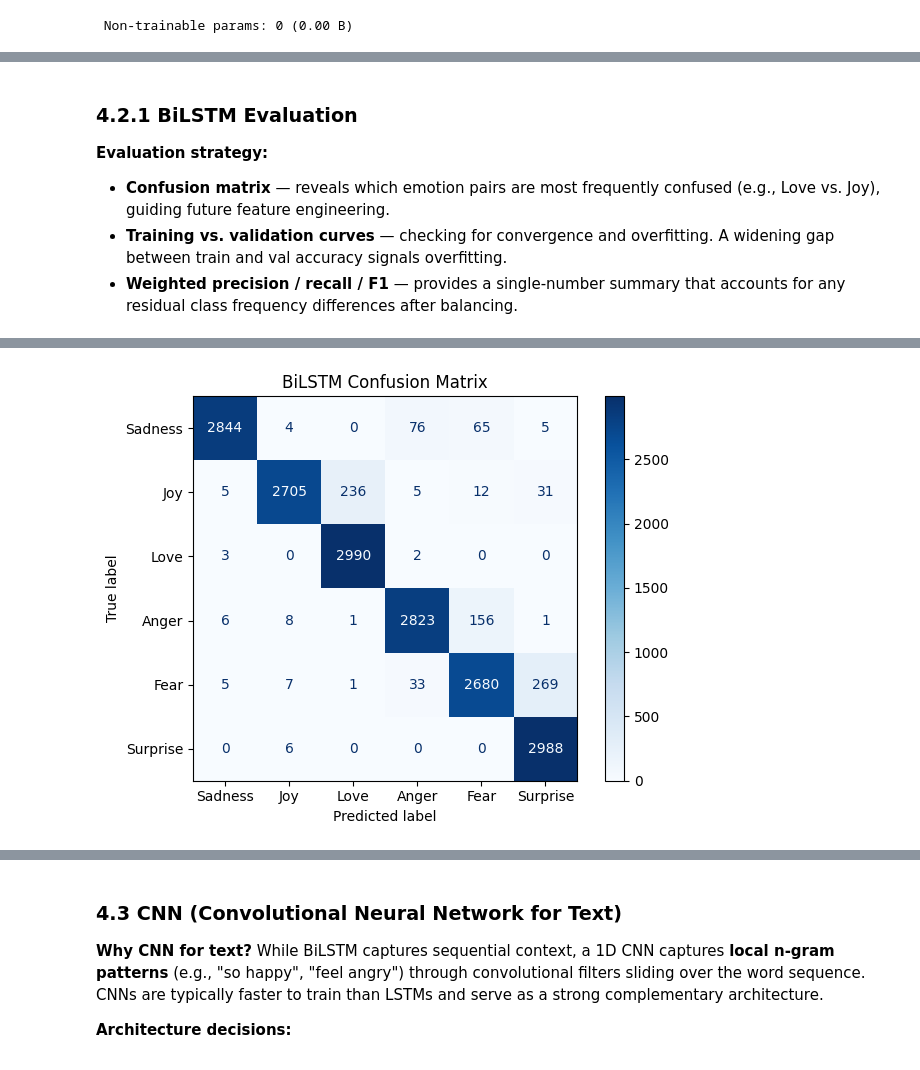
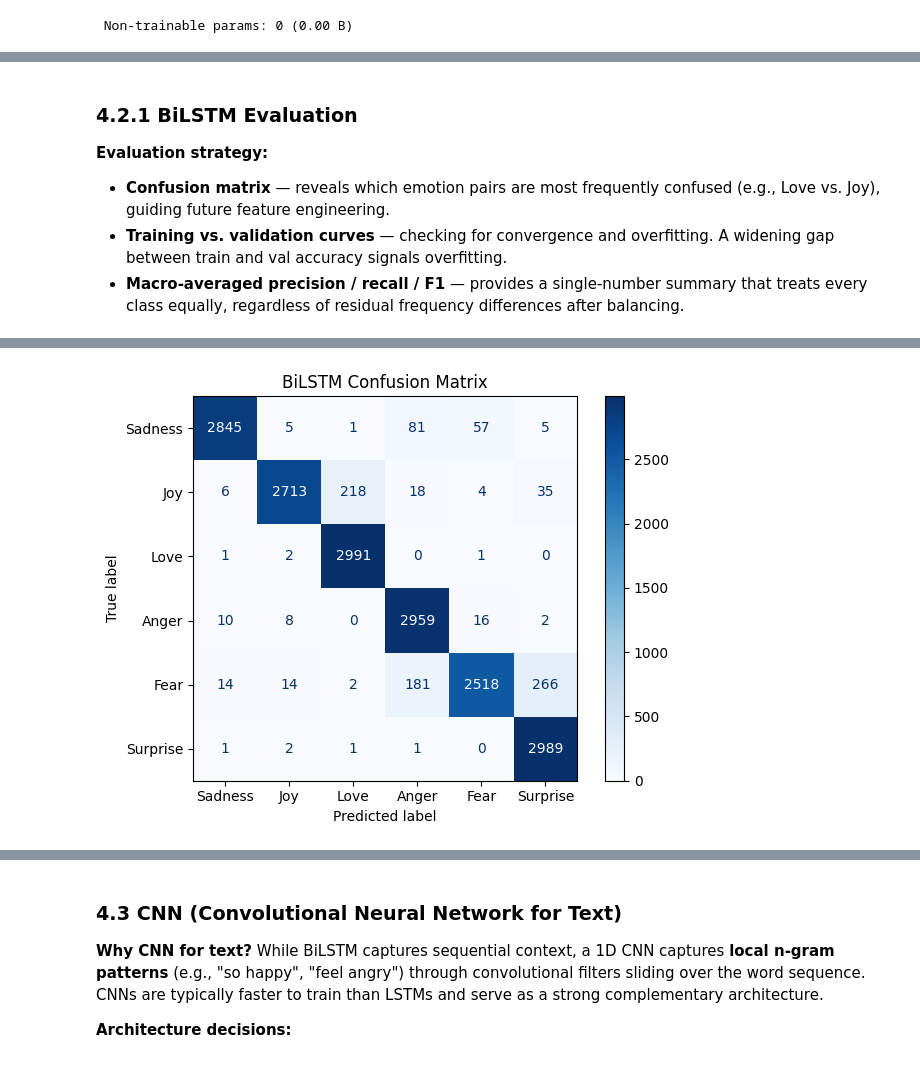
Before and after one commit to limhpone/st125970-MindTrace-yolanda-ML-Final-Project, a Jupyter notebook: Emotion_prediction_source_code.ipynb, the cells around one changed output, grey strips where cells are left out. Cells and saved outputs as stored; diff of their text form; code cells hidden in the pictures.

```diff
--- a/Emotion_prediction_source_code.ipynb
+++ b/Emotion_prediction_source_code.ipynb
@@ -405,0 +430,4 @@ df.head()
+# %%
+# Remove the auto-generated ID column by name (more robust than positional indexing)
+df = balanced_dataset.drop(columns=['Unnamed: 0'])
+df.head()
@@ -608,7 +643,7 @@ from tensorflow.keras.preprocessing.text import Tokenizer
 from tensorflow.keras.preprocessing.sequence import pad_sequences
 
 max_word = 60000
-embedding_dim = 64
+embedding_dim = 100  # used in Embedding layer output_dim for both BiLSTM and CNN
 trunc_type = 'post'
 oov_tok = '<OOV>'
 
@@ -678,7 +713,7 @@ n_class = 6
 import tensorflow as tf
 from tensorflow.keras.layers import Embedding, Bidirectional, LSTM, Dense, Dropout, BatchNormalization
 BiLSTM_model = tf.keras.Sequential([
-      tf.keras.layers.Embedding(input_dim=max_word, output_dim=100, input_shape=(max_length,)),
+      tf.keras.layers.Embedding(input_dim=max_word, output_dim=embedding_dim, input_shape=(max_length,)),
       tf.keras.layers.Bidirectional(LSTM(256, return_sequences=True)),
       tf.keras.layers.Bidirectional(LSTM(128)),
       tf.keras.layers.Dropout(0.5),
@@ -727,7 +762,7 @@ early_stopping = EarlyStopping(
 )
 BiLSTM_history = BiLSTM_model.fit(X_train_padded, y_train_encoded,
                     epochs=10,
-                    batch_size=32,
+                    batch_size=BATCH_SIZE,
                     validation_data = (X_val_padded, y_val_encoded),
                     callbacks = [early_stopping],
                     verbose=1)
@@ -752,30 +785,27 @@ Epoch 7/10
 **Evaluation strategy:**
 - **Confusion matrix** — reveals which emotion pairs are most frequently confused (e.g., Love vs. Joy), guiding future feature engineering.
 - **Training vs. validation curves** — checking for convergence and overfitting. A widening gap between train and val accuracy signals overfitting.
-- **Weighted precision / recall / F1** — provides a single-number summary that accounts for any residual class frequency differences after balancing.
+- **Macro-averaged precision / recall / F1** — provides a single-number summary that treats every class equally, regardless of residual frequency differences after balancing.
 # %%
 from sklearn.metrics import precision_score, recall_score, f1_score, confusion_matrix, ConfusionMatrixDisplay
 import matplotlib.pyplot as plt
 import seaborn as sns
 import numpy as np
 
-from sklearn.metrics import confusion_matrix, ConfusionMatrixDisplay
-import matplotlib.pyplot as plt
+# Make predictions on the test set (once — reused in metrics cell below)
+y_pred = BiLSTM_model.predict(X_test_padded)
+y_pred_classes = np.argmax(y_pred, axis=1)
+y_true_classes = np.argmax(y_test_encoded, axis=1)
 
-# Make predictions on the test set
-y_pred = BiLSTM_model.predict(X_test_padded)
-
-# Convert predictions to class labels
-y_pred_classes = np.argmax(y_pred, axis=1)
-
-# Convert true labels to class labels (
-y_true_classes = np.argmax(y_test_encoded, axis=1)
+# Save for model comparison (avoids re-calling predict later)
+y_pred_bilstm_test = y_pred_classes.copy()
+y_true_test = y_true_classes.copy()
 
 # Create the confusion matrix
 cm = confusion_matrix(y_true_classes, y_pred_classes)
 labels = list(label_map.values())
 # Plot Confusion Matrix
-cm_display = ConfusionMatrixDisplay(confusion_matrix=cm,display_labels=labels)
+cm_display = ConfusionMatrixDisplay(confusion_matrix=cm, display_labels=labels)
 cm_display.plot(cmap='Blues')
 plt.title('BiLSTM Confusion Matrix')
 plt.tight_layout()
@@ -786,4 +816,4 @@ plt.show()
-[figure, old version]
+[figure, new version]
 # %%
 plt.figure(figsize=(12, 4))
 
```
Also changed, not shown: parts of 39 cells of this notebook, 31 other files.
